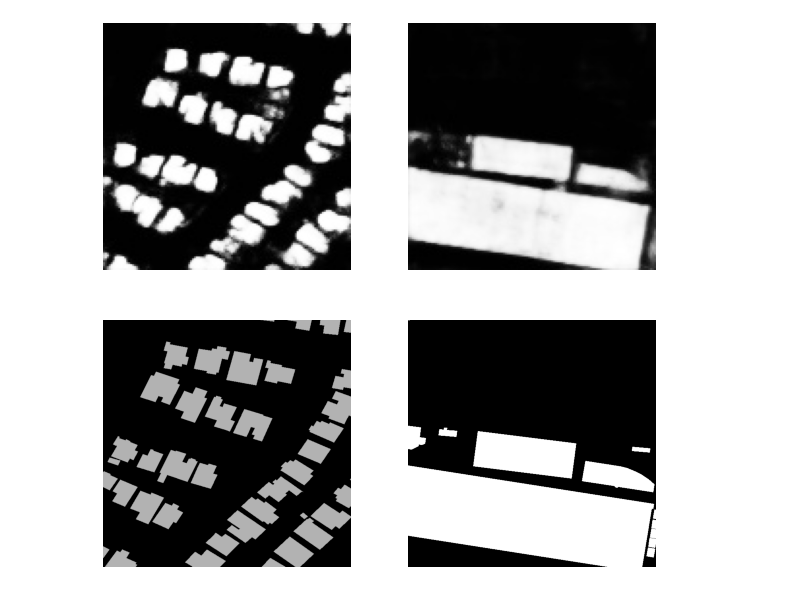
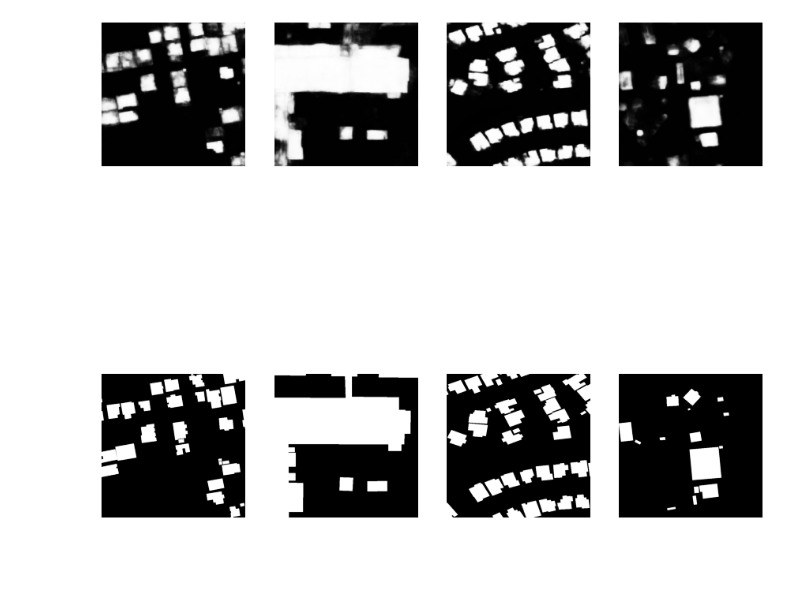
Before and after one commit to bryanjonas/pytorch-nested-unet, a Jupyter notebook: ImageViewing.ipynb, the cells around one changed output. Cells and saved outputs as stored; diff of their text form; code cells hidden in the pictures; blank space fills up the shorter version.

```diff
--- a/ImageViewing.ipynb
+++ b/ImageViewing.ipynb
@@ -71,10 +72,14 @@ imgArr.shape
 # %%
-fig, axs = plt.subplots(2, 2, figsize=(10, 10))
+count = 4
+randNum = randint(0, imgArr.shape[0]-count)
+fig, axs = plt.subplots(2, count, figsize=(15, 15))
 for idx, ax in enumerate(axs[0]):
+    idx += randNum
     ax.imshow(imgArr[idx, :, :], cmap = 'Greys')
     ax.axis('off')
 for idx, ax in enumerate(axs[1]):
+    idx += randNum
     ax.imshow(maskArr[idx, :, :], cmap = 'Greys')
     ax.axis('off')
 # %% [output]
-[figure, old version]
+[figure, new version]
```
Also changed, not shown: parts of 5 cells of this notebook, 1 other file.
